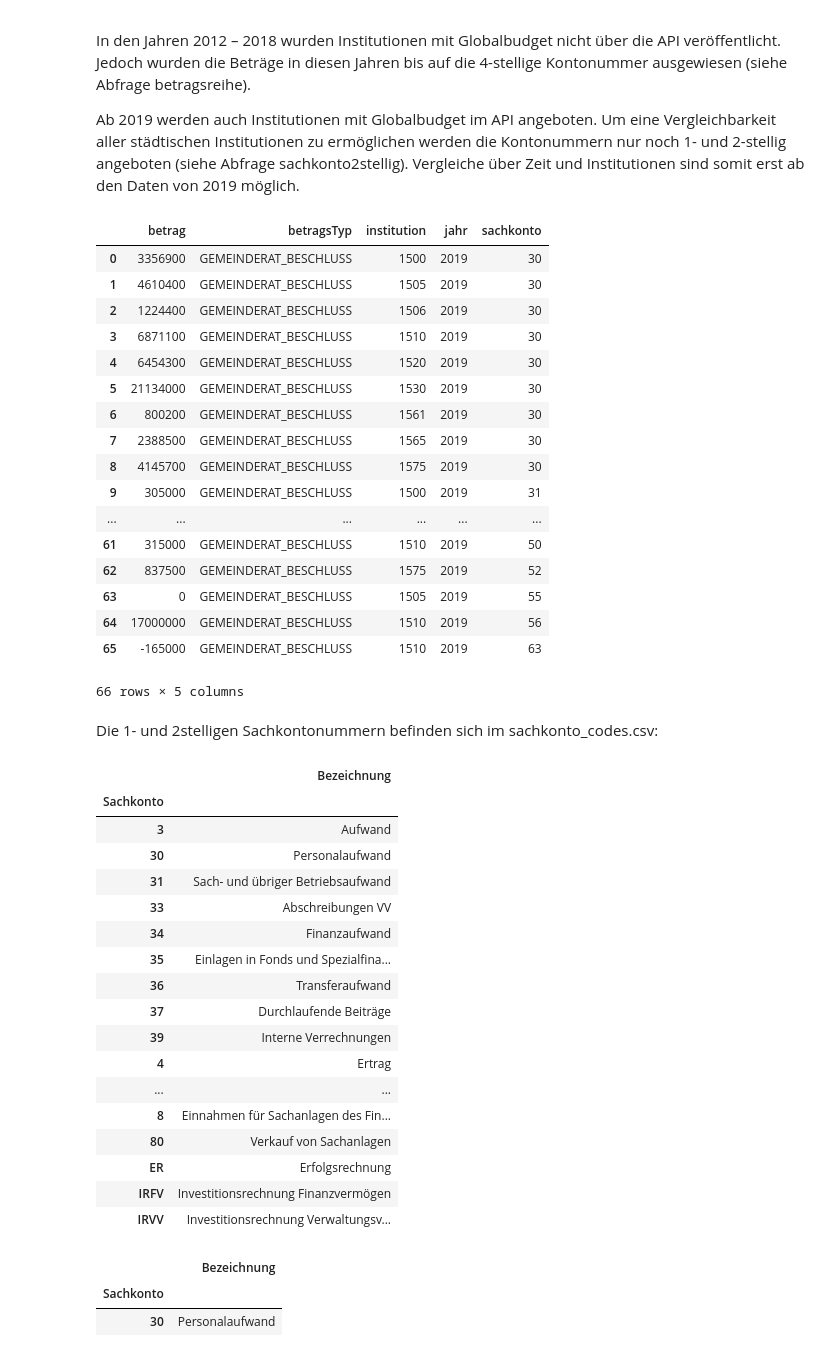
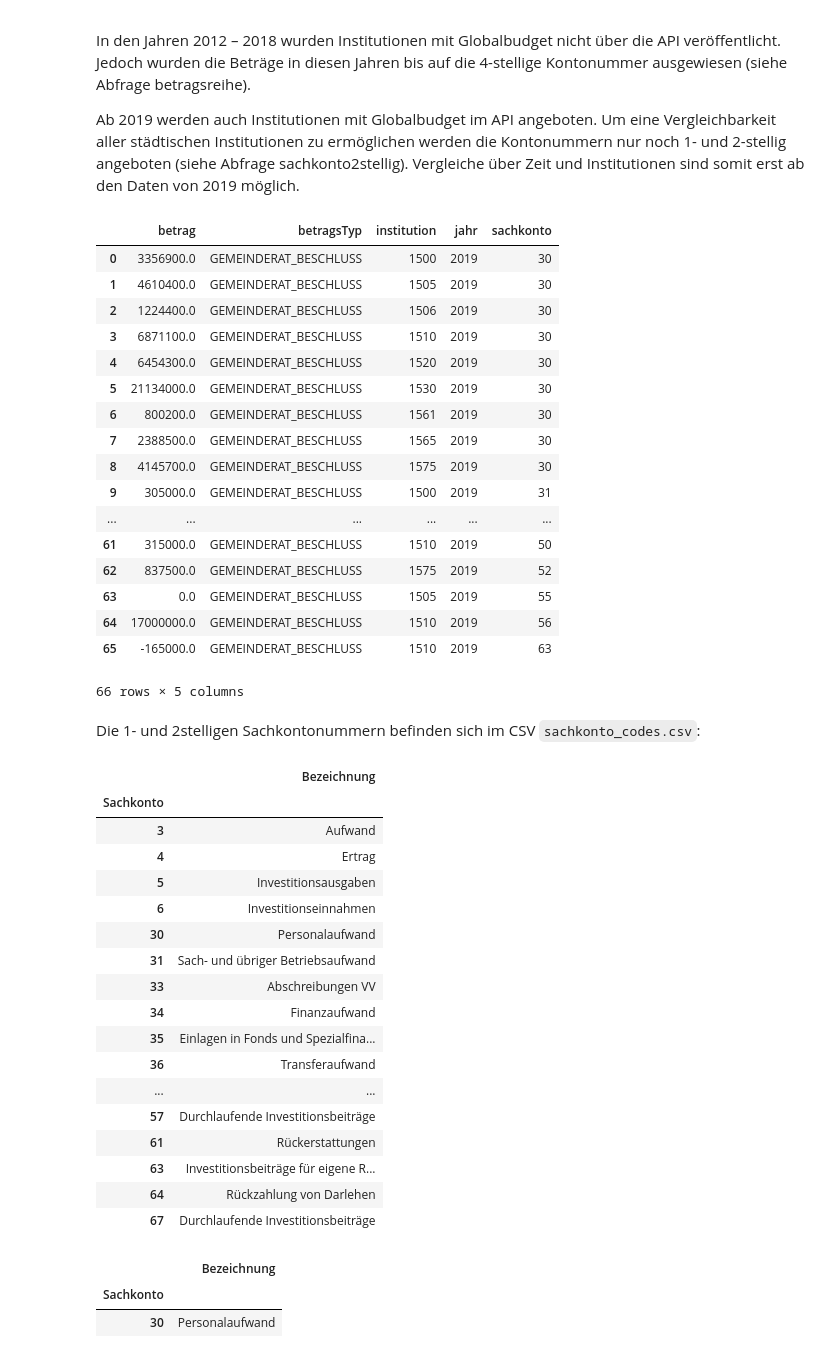
Before and after one commit to opendatazurich/opendatazurich.github.io, a Jupyter notebook: rpk-api/RPK-API-Beispiele.ipynb, the cells around one changed output. Saved outputs shown, nothing was run; the diff lists cells and outputs as text; code cells hidden in the pictures.

```diff
--- a/rpk-api/RPK-API-Beispiele.ipynb
+++ b/rpk-api/RPK-API-Beispiele.ipynb
@@ -289,52 +291,54 @@ r = requests.get(
 data = r.json()
 
 amountTwo = pd.DataFrame(data['value'])
-amountTwo = amountTwo.astype({'betrag': 'int64'})
+amountTwo = amountTwo.astype({'betrag': 'float64'})
+amountTwo = amountTwo.astype({'sachkonto': 'int64'})
 amountTwo
 # %% [output]
 |  | betrag | betragsTyp | institution | jahr | sachkonto |
-| 0 | 3356900 | GEMEINDERAT_BESCHLUSS | 1500 | 2019 | 30 |
-| 1 | 4610400 | GEMEINDERAT_BESCHLUSS | 1505 | 2019 | 30 |
-| 2 | 1224400 | GEMEINDERAT_BESCHLUSS | 1506 | 2019 | 30 |
-| 3 | 6871100 | GEMEINDERAT_BESCHLUSS | 1510 | 2019 | 30 |
-| 4 | 6454300 | GEMEINDERAT_BESCHLUSS | 1520 | 2019 | 30 |
-| 5 | 21134000 | GEMEINDERAT_BESCHLUSS | 1530 | 2019 | 30 |
-| 6 | 800200 | GEMEINDERAT_BESCHLUSS | 1561 | 2019 | 30 |
-| 7 | 2388500 | GEMEINDERAT_BESCHLUSS | 1565 | 2019 | 30 |
-| 8 | 4145700 | GEMEINDERAT_BESCHLUSS | 1575 | 2019 | 30 |
-| 9 | 305000 | GEMEINDERAT_BESCHLUSS | 1500 | 2019 | 31 |
+| 0 | 3356900.0 | GEMEINDERAT_BESCHLUSS | 1500 | 2019 | 30 |
+| 1 | 4610400.0 | GEMEINDERAT_BESCHLUSS | 1505 | 2019 | 30 |
+| 2 | 1224400.0 | GEMEINDERAT_BESCHLUSS | 1506 | 2019 | 30 |
+| 3 | 6871100.0 | GEMEINDERAT_BESCHLUSS | 1510 | 2019 | 30 |
+| 4 | 6454300.0 | GEMEINDERAT_BESCHLUSS | 1520 | 2019 | 30 |
+| 5 | 21134000.0 | GEMEINDERAT_BESCHLUSS | 1530 | 2019 | 30 |
+| 6 | 800200.0 | GEMEINDERAT_BESCHLUSS | 1561 | 2019 | 30 |
+| 7 | 2388500.0 | GEMEINDERAT_BESCHLUSS | 1565 | 2019 | 30 |
+| 8 | 4145700.0 | GEMEINDERAT_BESCHLUSS | 1575 | 2019 | 30 |
+| 9 | 305000.0 | GEMEINDERAT_BESCHLUSS | 1500 | 2019 | 31 |
 | ... | ... | ... | ... | ... | ... |
-| 61 | 315000 | GEMEINDERAT_BESCHLUSS | 1510 | 2019 | 50 |
-| 62 | 837500 | GEMEINDERAT_BESCHLUSS | 1575 | 2019 | 52 |
-| 63 | 0 | GEMEINDERAT_BESCHLUSS | 1505 | 2019 | 55 |
-| 64 | 17000000 | GEMEINDERAT_BESCHLUSS | 1510 | 2019 | 56 |
-| 65 | -165000 | GEMEINDERAT_BESCHLUSS | 1510 | 2019 | 63 |
+| 61 | 315000.0 | GEMEINDERAT_BESCHLUSS | 1510 | 2019 | 50 |
+| 62 | 837500.0 | GEMEINDERAT_BESCHLUSS | 1575 | 2019 | 52 |
+| 63 | 0.0 | GEMEINDERAT_BESCHLUSS | 1505 | 2019 | 55 |
+| 64 | 17000000.0 | GEMEINDERAT_BESCHLUSS | 1510 | 2019 | 56 |
+| 65 | -165000.0 | GEMEINDERAT_BESCHLUSS | 1510 | 2019 | 63 |
 66 rows × 5 columns
 # %% [markdown]
-Die 1- und 2stelligen Sachkontonummern befinden sich im sachkonto_codes.csv:
+Die 1- und 2stelligen Sachkontonummern befinden sich im CSV `sachkonto_codes.csv`:
 # %%
 sachkonto = pd.read_csv('sachkonto_codes.csv')
 sachkonto.sort_values('Sachkonto', inplace=True)
 sachkonto.drop_duplicates(inplace=True)
+sachkonto = sachkonto.astype({'Sachkonto': 'int64'})
 sachkonto.set_index('Sachkonto', inplace=True)
 sachkonto
 # %% [output]
 |  | Bezeichnung |
 | Sachkonto |  |
 | 3 | Aufwand |
+| 4 | Ertrag |
+| 5 | Investitionsausgaben |
+| 6 | Investitionseinnahmen |
 | 30 | Personalaufwand |
 | 31 | Sach- und übriger Betriebsaufwand |
 | 33 | Abschreibungen VV |
 | 34 | Finanzaufwand |
 | 35 | Einlagen in Fonds und Spezialfina... |
 | 36 | Transferaufwand |
-| 37 | Durchlaufende Beiträge |
-| 39 | Interne Verrechnungen |
-| 4 | Ertrag |
 | ... | ... |
-| 8 | Einnahmen für Sachanlagen des Fin... |
-| 80 | Verkauf von Sachanlagen |
-| ER | Erfolgsrechnung |
-| IRFV | Investitionsrechnung Finanzvermögen |
-| IRVV | Investitionsrechnung Verwaltungsv... |
+| 57 | Durchlaufende Investitionsbeiträge |
+| 61 | Rückerstattungen |
+| 63 | Investitionsbeiträge für eigene R... |
+| 64 | Rückzahlung von Darlehen |
+| 67 | Durchlaufende Investitionsbeiträge |
 # %%
```
Also changed, not shown: parts of 11 cells of this notebook.
